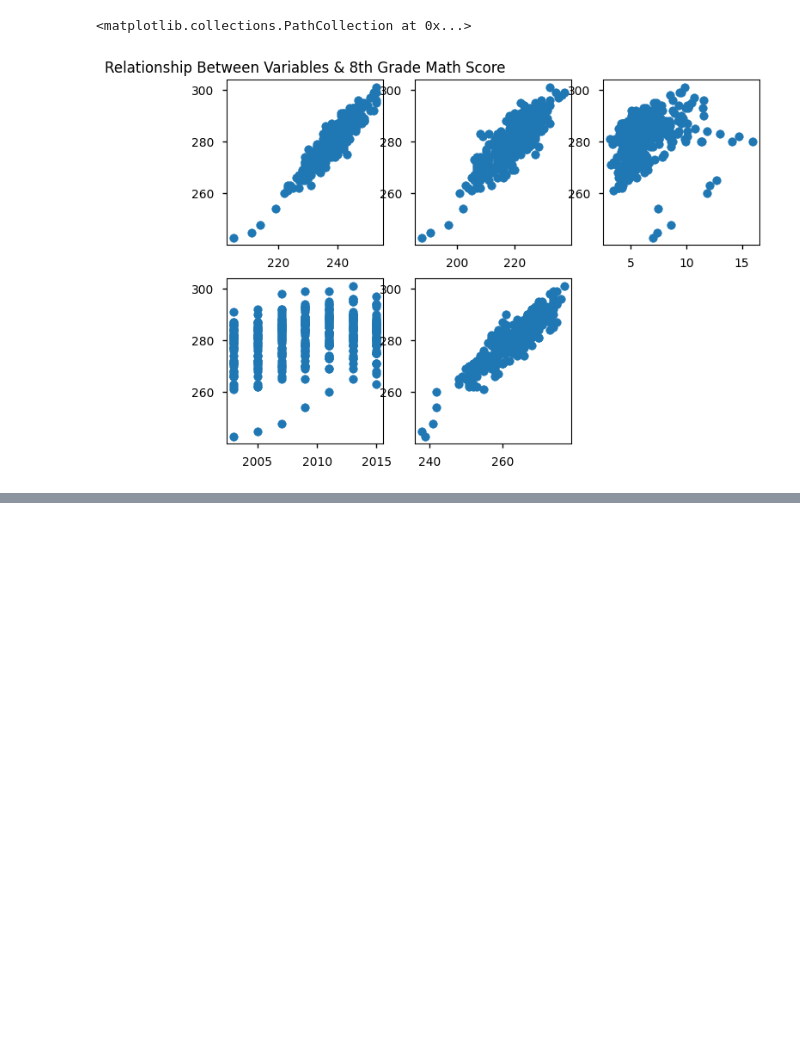
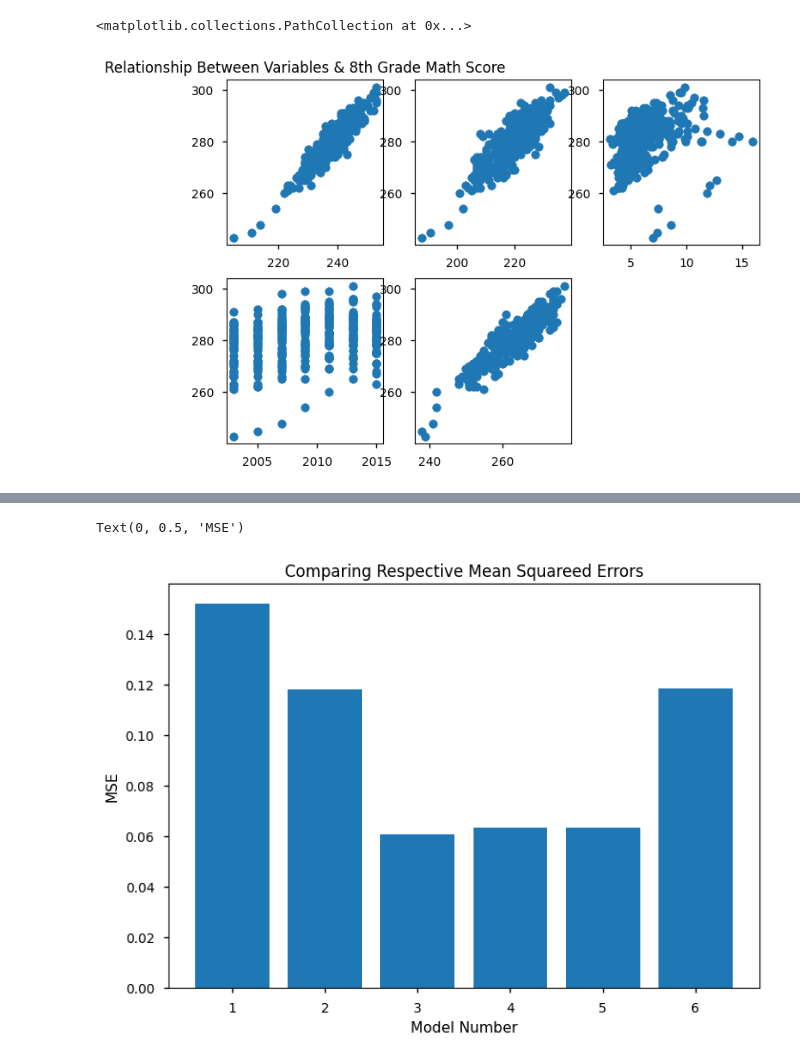
Before and after one commit to connorpobrien/Education-Trends, a Jupyter notebook: DATA301-Project AndrewM.ipynb, the cells around one changed output, grey strips where cells are left out. Saved outputs shown, nothing was run; the diff lists cells and outputs as text; code cells hidden in the pictures; blank space fills up the shorter version.

```diff
--- a/DATA301-Project AndrewM.ipynb
+++ b/DATA301-Project AndrewM.ipynb
@@ -178,6 +166,7 @@ CorrelationEducation['Capital Outlay Expenditure'].corr(CorrelationEducation['Av
 # %%
 #Creating Linear Regression Models
 import math
+MSEList = []
 
 #Model1
 Model1Data = CorrelationEducation[['Average Math Score (4)', 'Expenditure Per Student', 'Average Math Score (8)', 'Year']]
@@ -195,10 +184,7 @@ XTesting = Model1DataTesting[['Average Math Score (4)', 'Expenditure Per Student
 YTesting = Model1DataTesting['Average Math Score (8)']
 model.fit(XTraining, YTraining)
 ModelPredictions = model.predict(XTesting)
-r2_score =metrics.r2_score(ModelPredictions, YTesting)
-print(r2_score)
-Adj_r2 = 1 - (1-r2_score) * (len(YTesting)-1)/(len(YTesting)-XTesting.shape[1]-1)
-print(Adj_r2)
+MSEList.append(metrics.mean_squared_error(ModelPredictions, YTesting))
 
 #Model2
 Model2Data = CorrelationEducation[['Average Math Score (4)', 'Expenditure Per Student', 'Average Math Score (8)', 'Year', 'Average Reading Score (4)']]
@@ -216,10 +202,7 @@ XTesting = Model2DataTesting[['Average Math Score (4)', 'Expenditure Per Student
 YTesting = Model2DataTesting['Average Math Score (8)']
 model.fit(XTraining, YTraining)
 ModelPredictions = model.predict(XTesting)
-r2_score =metrics.r2_score(ModelPredictions, YTesting)
-print(r2_score)
-Adj_r2 = 1 - (1-r2_score) * (len(YTesting)-1)/(len(YTesting)-XTesting.shape[1]-1)
-print(Adj_r2)
+MSEList.append(metrics.mean_squared_error(ModelPredictions, YTesting))
 
 #Model3
 Model3Data = CorrelationEducation[['Average Math Score (4)', 'Expenditure Per Student', 'Average Math Score (8)', 'Year', 'Average Reading Score (4)', 'Average Reading Score (8)']]
@@ -237,10 +220,7 @@ XTesting = Model3DataTesting[['Average Math Score (4)', 'Expenditure Per Student
 YTesting = Model3DataTesting['Average Math Score (8)']
 model.fit(XTraining, YTraining)
 ModelPredictions = model.predict(XTesting)
-r2_score =metrics.r2_score(ModelPredictions, YTesting)
-print(r2_score)
-Adj_r2 = 1 - (1-r2_score) * (len(YTesting)-1)/(len(YTesting)-XTesting.shape[1]-1)
-print(Adj_r2)
+MSEList.append(metrics.mean_squared_error(ModelPredictions, YTesting))
 
 #Model 4 (Final Model)
 
@@ -257,8 +237,4 @@ XTesting = Model4DataTesting[['Average Math Score (4)', 'Expenditure Per Student
 YTesting = Model4DataTesting['Average Math Score (8)']
 model.fit(XTraining, YTraining)
 ModelPredictions = model.predict(XTesting)
-r2_score =metrics.r2_score(ModelPredictions, YTesting)
-print(r2_score)
-Adj_r2 = 1 - (1-r2_score) * (len(YTesting)-1)/(len(YTesting)-XTesting.shape[1]-1)
-print(Adj_r2)
-plt.scatter(ModelPredictions,YTesting,s=1,color='red',alpha=0.5)
+MSEList.append(metrics.mean_squared_error(ModelPredictions, YTesting))
@@ -290,8 +255,4 @@ polyFinalModel.fit(XTraining, YTraining)
 XTesting = PolynomialModelDataTesting[['Average Math Score (4)', 'Expenditure Per Student', 'Year', 'Average Reading Score (4)', 'Average Reading Score (8)']]
 YTesting = PolynomialModelDataTesting['Average Math Score (8)']
 YPred = polyFinalModel.predict(XTesting)
-
-r2_score = metrics.r2_score(YPred, YTesting)
-print("r^2 score:", r2_score)
-Adj_r2 = 1 - (1-r2_score) * (len(YTesting)-1)/(len(YTesting)-XTesting.shape[1]-1)
-print("Adjusted r^2:", Adj_r2)
+MSEList.append(metrics.mean_squared_error(ModelPredictions, YTesting))
@@ -351,12 +309,15 @@ model.add(layers.Dense(5,activation='relu',
 model.add(layers.Dense(4,activation='relu'))
 model.add(layers.Dense(4,activation='relu'))
 model.add(layers.Dense(4,activation='relu'))
+model.add(layers.Dense(4,activation='relu'))
 model.add(layers.Dense(1, activation='linear'))
 model.compile(optimizer='adam',
               loss='mean_squared_error',
               metrics=['mean_squared_error'])
-model.fit(XTraining,YTraining,epochs=50)
+model.fit(XTraining,YTraining, epochs = 50)
 results = model.evaluate(XTesting, YTesting)
-results
+
+
+MSEList.append(results[1])
 # %% [output]
 Epoch 1/50
@@ -379,0 +340,11 @@ WARNING:tensorflow:5 out of the last 13 calls to <function Model.make_test_funct
+# %%
+#Graphing MSE Per Model
+# plt.bar()
+ModelNumber = [1,2,3,4,5,6]
+plt.bar(ModelNumber,MSEList)
+plt.title("Comparing Respective Mean Squareed Errors")
+plt.xlabel("Model Number")
+plt.ylabel("MSE")
+# %% [output]
+Text(0, 0.5, 'MSE')
+[figure, added]
```
Also changed, not shown: parts of 13 cells of this notebook.
